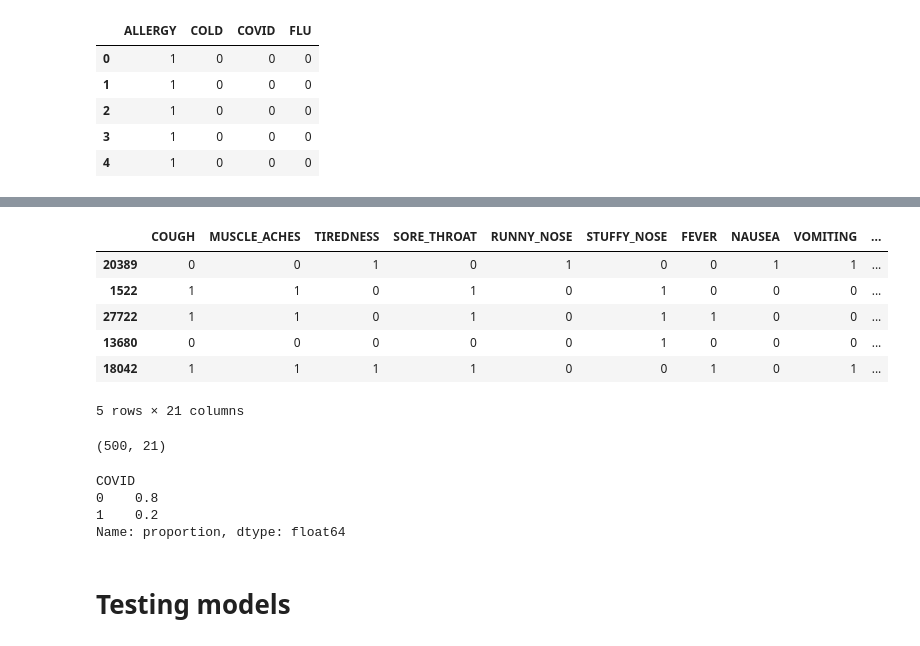
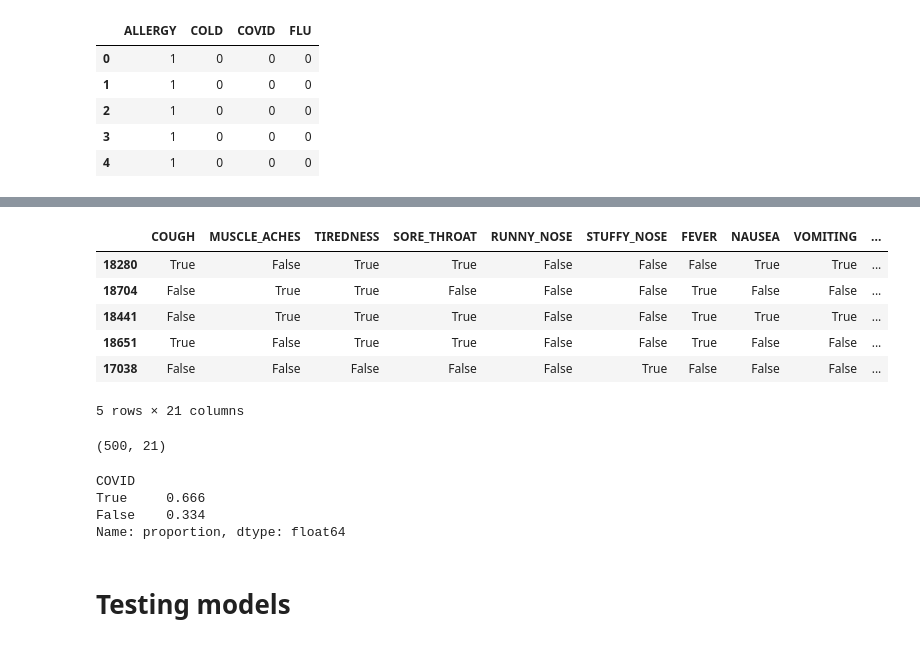
Before and after one commit to Moonyflay/BigHW-LazyFCA-SK, a Jupyter notebook: Big_HW_cfc.ipynb, the cells around one changed output, grey strips where cells are left out. Drawn from its saved outputs; the diff is of its cells as text; code cells hidden in the pictures.

```diff
--- a/Big_HW_cfc.ipynb
+++ b/Big_HW_cfc.ipynb
@@ -65,6 +74,7 @@ one_hot.head()
 # %%
 data_cfc['COVID'] = one_hot['COVID']
 data_cfc = data_cfc.drop(labels=['TYPE'], axis=1)
+data_cfc = data_cfc[(one_hot.COLD == 1) | (one_hot.COVID == 1)]
 data_cfc.drop_duplicates(inplace=True)
 data_cfc
 # %% [output]
@@ -94,0 +109,3 @@ Name: proportion, dtype: float64
+# %%
+data_cfc = data_cfc.astype(bool)
+data_cfc
@@ -95,16 +126,14 @@ Name: proportion, dtype: float64
 # %%
-df_positive = data_cfc[data_cfc.COVID==1].sample(n=100, random_state=49)
-df_negative = data_cfc[data_cfc.COVID==0].sample(n=400, random_state=49)
-df = pd.concat([df_positive, df_negative], axis=0)
+df = data_cfc.groupby('COVID').sample(frac=500/3072, random_state=49)
 df = df.sample(frac=1, random_state=49) #shuffling
 df.head()
 # %% [output]
 |  | COUGH | MUSCLE_ACHES | TIREDNESS | SORE_THROAT | RUNNY_NOSE | STUFFY_NOSE | FEVER | NAUSEA | VOMITING | ... |
-| 20389 | 0 | 0 | 1 | 0 | 1 | 0 | 0 | 1 | 1 | ... |
-| 1522 | 1 | 1 | 0 | 1 | 0 | 1 | 0 | 0 | 0 | ... |
-| 27722 | 1 | 1 | 0 | 1 | 0 | 1 | 1 | 0 | 0 | ... |
-| 13680 | 0 | 0 | 0 | 0 | 0 | 1 | 0 | 0 | 0 | ... |
-| 18042 | 1 | 1 | 1 | 1 | 0 | 0 | 1 | 0 | 1 | ... |
+| 18280 | True | False | True | True | False | False | False | True | True | ... |
+| 18704 | False | True | True | False | False | False | True | False | False | ... |
+| 18441 | False | True | True | True | False | False | True | True | True | ... |
+| 18651 | True | False | True | True | False | False | True | False | False | ... |
+| 17038 | False | False | False | False | False | True | False | False | False | ... |
 5 rows × 21 columns
 # %%
 df.shape
@@ -114,8 +143,8 @@ df.shape
 df.COVID.value_counts(normalize=True)
 # %% [output]
 COVID
-0    0.8
-1    0.2
+True     0.666
+False    0.334
 Name: proportion, dtype: float64
 # %%
 features = df.columns[0:-1]
```
Also changed, not shown: parts of 54 cells of this notebook, 3 other files.
